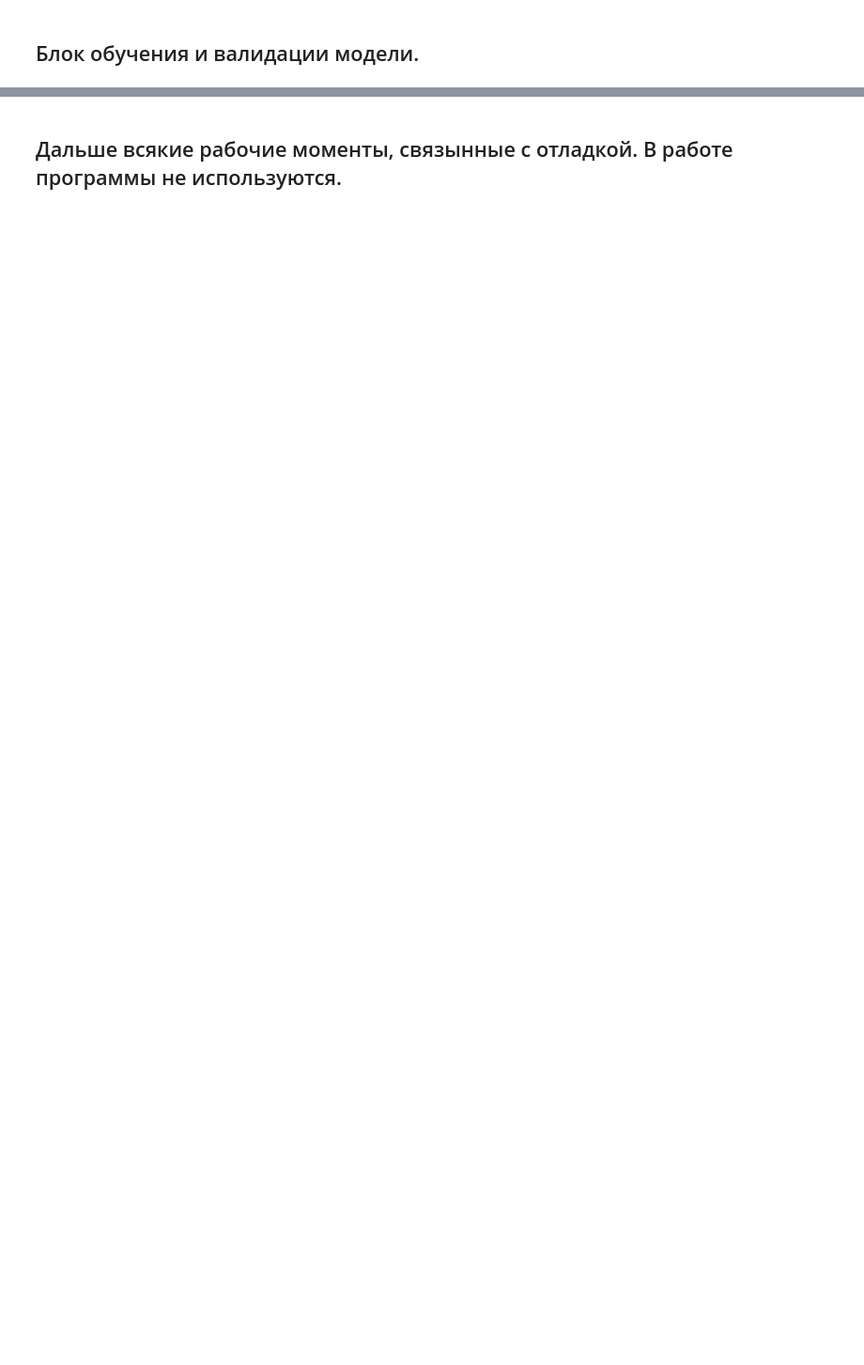
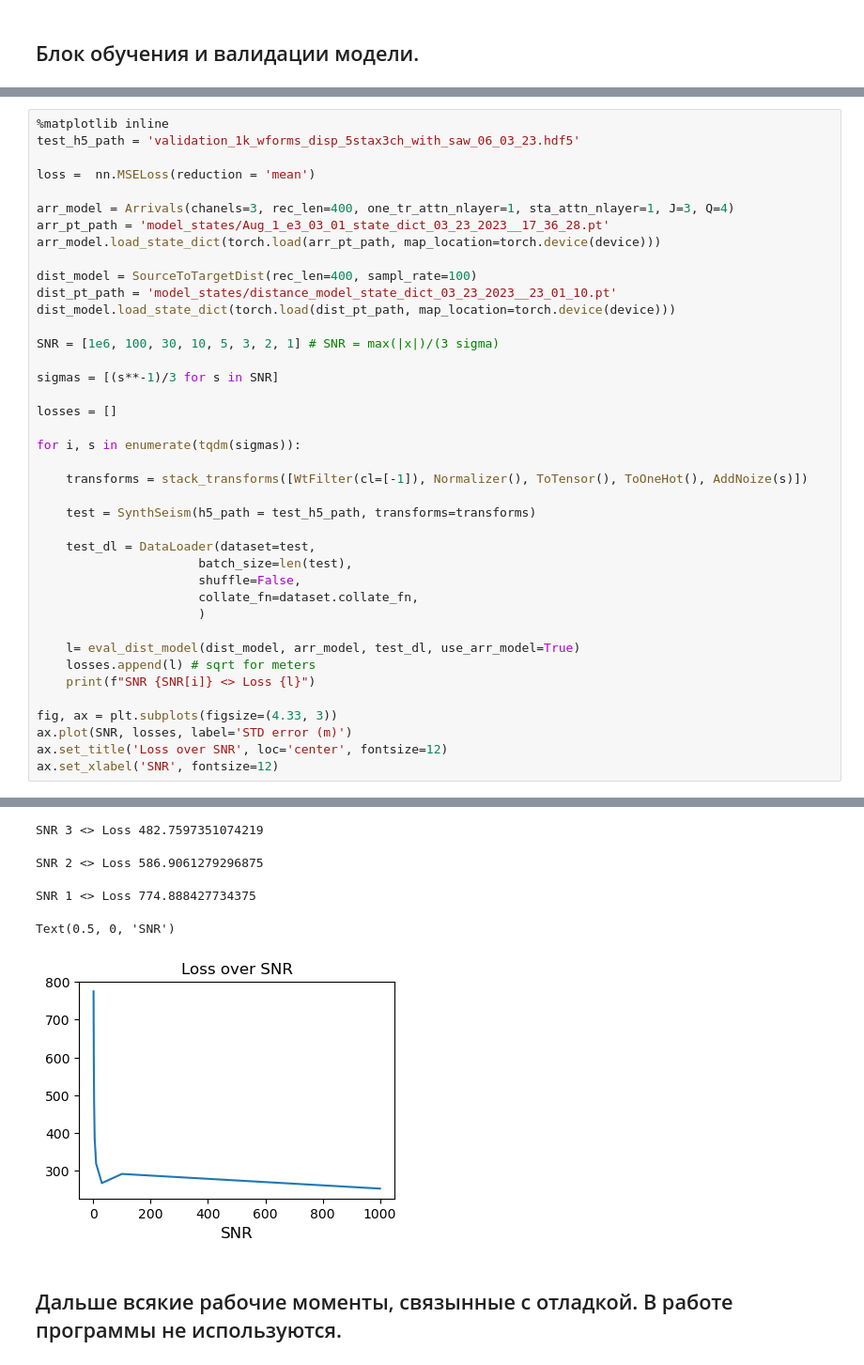
Before and after one commit to mexalon/Synth_wf_proc, a Jupyter notebook: Synth_wf_processing.ipynb, the cells around one changed output, grey strips where cells are left out. Shown at 94% size. Drawn from its saved outputs; the diff is of its cells as text; blank space fills up the shorter version.

```diff
--- a/Synth_wf_processing.ipynb
+++ b/Synth_wf_processing.ipynb
@@ -553,0 +970,41 @@ plot_event(x, y, y_hat.detach().numpy())
+# %%
+%matplotlib inline
+test_h5_path = 'validation_1k_wforms_disp_5stax3ch_with_saw_06_03_23.hdf5'
+
+loss =  nn.MSELoss(reduction = 'mean')
+
+arr_model = Arrivals(chanels=3, rec_len=400, one_tr_attn_nlayer=1, sta_attn_nlayer=1, J=3, Q=4)
+arr_pt_path = 'model_states/Aug_1_e3_03_01_state_dict_03_23_2023__17_36_28.pt'
+arr_model.load_state_dict(torch.load(arr_pt_path, map_location=torch.device(device)))
+
+dist_model = SourceToTargetDist(rec_len=400, sampl_rate=100)
+dist_pt_path = 'model_states/distance_model_state_dict_03_23_2023__23_01_10.pt'
+dist_model.load_state_dict(torch.load(dist_pt_path, map_location=torch.device(device)))
+
+SNR = [1e6, 100, 30, 10, 5, 3, 2, 1] # SNR = max(|x|)/(3 sigma)
+
+sigmas = [(s**-1)/3 for s in SNR]
+
+losses = []
+
+for i, s in enumerate(tqdm(sigmas)):
+
+    transforms = stack_transforms([WtFilter(cl=[-1]), Normalizer(), ToTensor(), ToOneHot(), AddNoize(s)])
+
+    test = SynthSeism(h5_path = test_h5_path, transforms=transforms)
+
+    test_dl = DataLoader(dataset=test,
+                      batch_size=len(test),
+                      shuffle=False,
+                      collate_fn=dataset.collate_fn,
+                      )
+
+    l= eval_dist_model(dist_model, arr_model, test_dl, use_arr_model=True)
+    losses.append(l) # sqrt for meters
+    print(f"SNR {SNR[i]} <> Loss {l}")
+
+fig, ax = plt.subplots(figsize=(4.33, 3))
+ax.plot(SNR, losses, label='STD error (m)')
+ax.set_title('Loss over SNR', loc='center', fontsize=12)
+ax.set_xlabel('SNR', fontsize=12)
+# %% [output]
@@ -554,2 +1016,7 @@ plot_event(x, y, y_hat.detach().numpy())
+SNR 3 <> Loss 482.7597351074219
+SNR 2 <> Loss 586.9061279296875
+SNR 1 <> Loss 774.888427734375
+Text(0.5, 0, 'SNR')
+[figure, added]
 # %% [markdown]
 ## Дальше всякие рабочие моменты, связынные с отладкой. В работе программы не используются.
```
Also changed, not shown: parts of 44 cells of this notebook, 4 other files.
